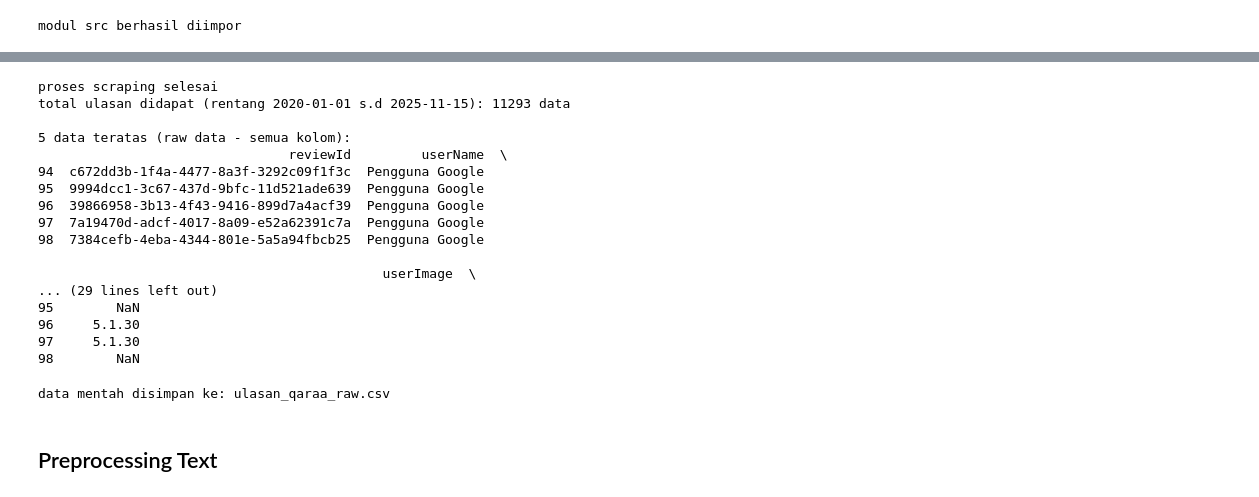
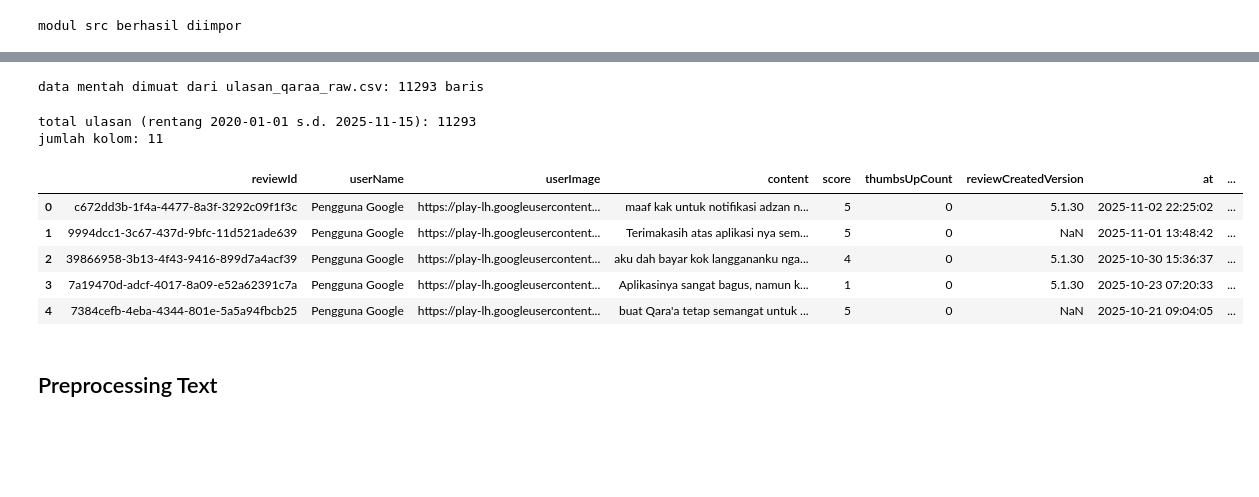
Before and after one commit to mmryd/qaraa-sentiment-analysis-topic-modeling, a Jupyter notebook: ulasan-qaraa.ipynb, the cells around one changed output, grey strips where cells are left out. Cells and saved outputs as stored; diff of their text form; code cells hidden in the pictures; blank space fills up the shorter version.

```diff
--- a/ulasan-qaraa.ipynb
+++ b/ulasan-qaraa.ipynb
@@ -75,37 +51,35 @@ proses ini mungkin memakan waktu, mohon tunggu...
-# %%
-# tampilkan ringkasan hasil scraping
-print("\nproses scraping selesai")
-print(f"total ulasan didapat (rentang {start_date_str} s.d {end_date_str}): {len(df_filtered)} data")
-
-# tampilkan semua kolom agar terlihat di layar
-pd.set_option('display.max_columns', None)
-print("\n5 data teratas (raw data - semua kolom):")
-print(df_filtered.head())
-# %% [output]
-proses scraping selesai
-total ulasan didapat (rentang 2020-01-01 s.d 2025-11-15): 11293 data
-
-5 data teratas (raw data - semua kolom):
-                                reviewId         userName  \
-94  c672dd3b-1f4a-4477-8a3f-3292c09f1f3c  Pengguna Google
-95  9994dcc1-3c67-437d-9bfc-11d521ade639  Pengguna Google
-96  39866958-3b13-4f43-9416-899d7a4acf39  Pengguna Google
-97  7a19470d-adcf-4017-8a09-e52a62391c7a  Pengguna Google
-98  7384cefb-4eba-4344-801e-5a5a94fbcb25  Pengguna Google
-
-                                            userImage  \
-... (29 lines left out)
-95        NaN
-96     5.1.30
-97     5.1.30
-98        NaN
-# %%
-# simpan data mentah ke csv
-nama_file_raw = 'ulasan_qaraa_raw.csv'
-df_filtered.to_csv(nama_file_raw, index=False)
-print(f"data mentah disimpan ke: {nama_file_raw}")
-# %% [output]
-data mentah disimpan ke: ulasan_qaraa_raw.csv
+# %%
+# konfigurasi scraping, hanya dipakai jika JALANKAN_SCRAPING = True
+APP_ID = 'com.bismillah.amaljariyah'   # id aplikasi qara'a
+START_DATE = '2020-01-01'              # sesuai batasan masalah
+END_DATE = '2025-11-15'                # sesuai batasan masalah
+# %%
+from src.scraping import ambil_ulasan
+
+if JALANKAN_SCRAPING:
+    # simpan ke file baru agar raw yang dipakai validasi manual tidak tertimpa
+    print("mengambil ulasan dari google play, mohon tunggu...")
+    df_raw = ambil_ulasan(APP_ID, START_DATE, END_DATE)
+    df_raw.to_csv('ulasan_qaraa_raw_baru.csv', index=False)
+    print(f"data scraping disimpan ke ulasan_qaraa_raw_baru.csv: {len(df_raw)} baris")
+else:
+    df_raw = pd.read_csv(PATH_RAW)
+    print(f"data mentah dimuat dari {PATH_RAW}: {len(df_raw)} baris")
+# %% [output]
+data mentah dimuat dari ulasan_qaraa_raw.csv: 11293 baris
+# %%
+print(f"total ulasan (rentang {START_DATE} s.d. {END_DATE}): {len(df_raw)}")
+print(f"jumlah kolom: {df_raw.shape[1]}")
+df_raw.head()
+# %% [output]
+total ulasan (rentang 2020-01-01 s.d. 2025-11-15): 11293
+jumlah kolom: 11
+|  | reviewId | userName | userImage | content | score | thumbsUpCount | reviewCreatedVersion | at | ... |
+| 0 | c672dd3b-1f4a-4477-8a3f-3292c09f1f3c | Pengguna Google | https://play-lh.googleusercontent... | maaf kak untuk notifikasi adzan n... | 5 | 0 | 5.1.30 | 2025-11-02 22:25:02 | ... |
+| 1 | 9994dcc1-3c67-437d-9bfc-11d521ade639 | Pengguna Google | https://play-lh.googleusercontent... | Terimakasih atas aplikasi nya sem... | 5 | 0 | NaN | 2025-11-01 13:48:42 | ... |
+| 2 | 39866958-3b13-4f43-9416-899d7a4acf39 | Pengguna Google | https://play-lh.googleusercontent... | aku dah bayar kok langgananku nga... | 4 | 0 | 5.1.30 | 2025-10-30 15:36:37 | ... |
+| 3 | 7a19470d-adcf-4017-8a09-e52a62391c7a | Pengguna Google | https://play-lh.googleusercontent... | Aplikasinya sangat bagus, namun k... | 1 | 0 | 5.1.30 | 2025-10-23 07:20:33 | ... |
+| 4 | 7384cefb-4eba-4344-801e-5a5a94fbcb25 | Pengguna Google | https://play-lh.googleusercontent... | buat Qara'a tetap semangat untuk ... | 5 | 0 | NaN | 2025-10-21 09:04:05 | ... |
 # %% [markdown]
 ## Preprocessing Text
 # %% [markdown]
```
Also changed, not shown: parts of 3 cells of this notebook, 1 other file.
